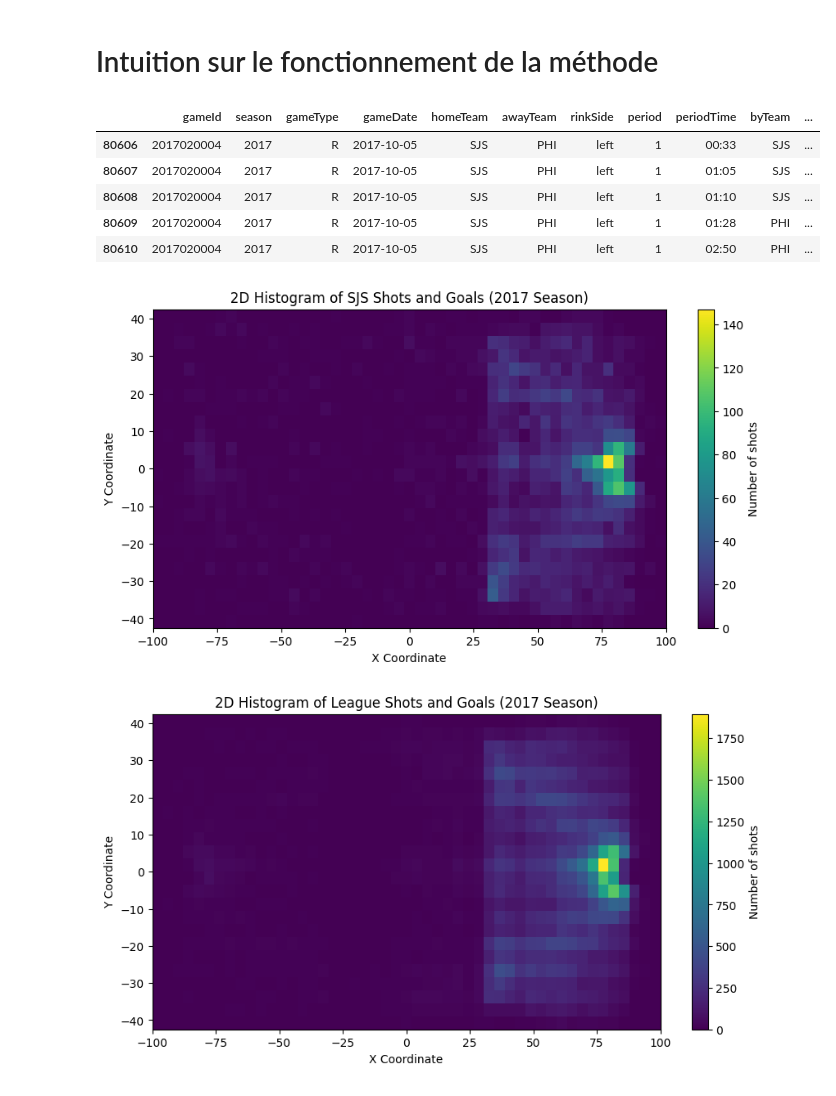
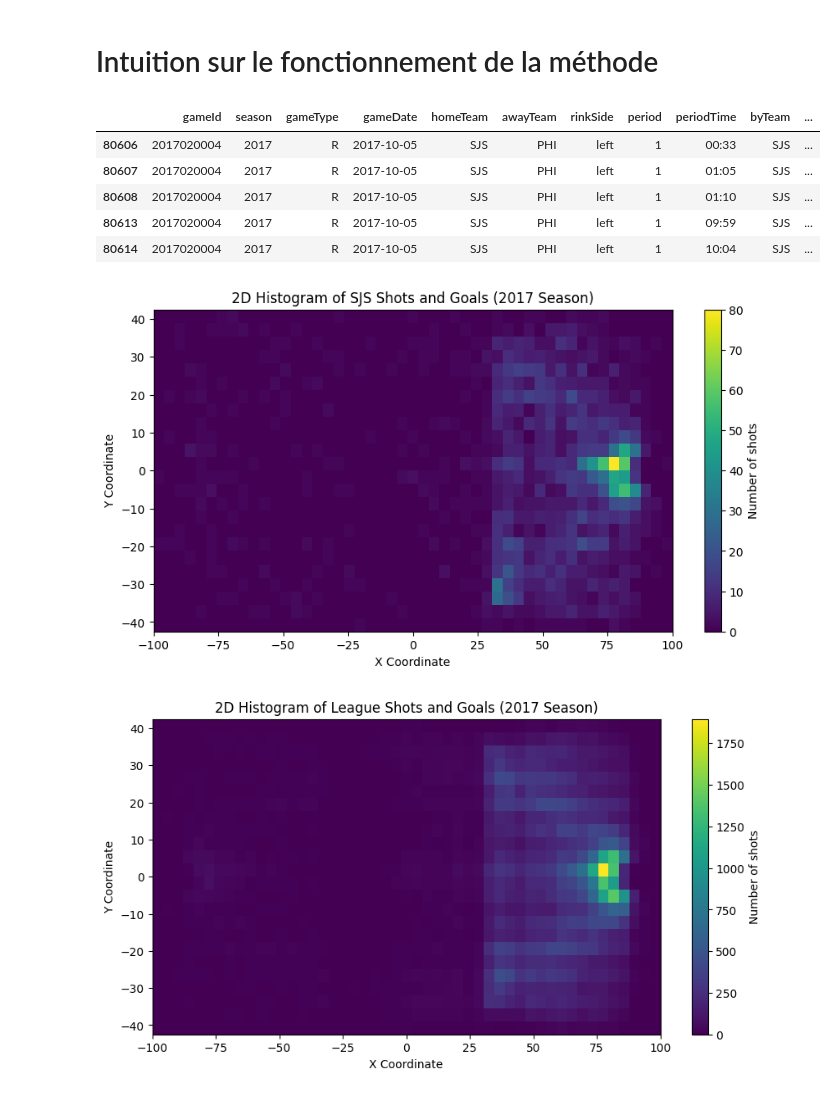
Before and after one commit to AlexMaggioni/NHL_Project, a Jupyter notebook: Milestone1/Visualisations_avancees.ipynb, the cells around one changed output. Saved outputs shown, nothing was run; the diff lists cells and outputs as text; code cells hidden in the pictures.

```diff
--- a/Milestone1/Visualisations_avancees.ipynb
+++ b/Milestone1/Visualisations_avancees.ipynb
@@ -1,7 +1,9 @@
 # %% [markdown]
 # Intuition sur le fonctionnement de la méthode
 # %%
+import os
 import pandas as pd
+import plotly.offline as pyo
 import numpy as np
 import seaborn as sns
 import matplotlib.pyplot as plt
@@ -9,24 +11,27 @@ from scipy.stats import gaussian_kde
 import plotly.graph_objects as go
 from PIL import Image
 from utils import unify_coordinates_referential
+from dotenv import load_dotenv
+from utils import generate_url_path
+load_dotenv('../.env')
 
-data = pd.read_csv("../data/clean_data.csv")
+data = pd.read_csv(generate_url_path(os.getenv('DATA_FOLDER'), use_posix=True) +  "/clean_data.csv")
 data = unify_coordinates_referential(data)
 # %%
 # Filter data for the 2017 season and SJS team
-sjs_data = data[(data['season'] == 2017) & ((data['homeTeam'] == 'SJS') | (data['awayTeam'] == 'SJS'))]
+sjs_data = data[(data['season'] == 2017) & ((data['byTeam'] == 'SJS'))]
 
 # Filter data for the 2017 season for the entire league
 league_data_2017 = data[data['season'] == 2017]
 
 sjs_data.head()
 # %% [output]
 |  | gameId | season | gameType | gameDate | homeTeam | awayTeam | rinkSide | period | periodTime | byTeam | ... |
 | 80606 | 2017020004 | 2017 | R | 2017-10-05 | SJS | PHI | left | 1 | 00:33 | SJS | ... |
 | 80607 | 2017020004 | 2017 | R | 2017-10-05 | SJS | PHI | left | 1 | 01:05 | SJS | ... |
 | 80608 | 2017020004 | 2017 | R | 2017-10-05 | SJS | PHI | left | 1 | 01:10 | SJS | ... |
-| 80609 | 2017020004 | 2017 | R | 2017-10-05 | SJS | PHI | left | 1 | 01:28 | PHI | ... |
-| 80610 | 2017020004 | 2017 | R | 2017-10-05 | SJS | PHI | left | 1 | 02:50 | PHI | ... |
+| 80613 | 2017020004 | 2017 | R | 2017-10-05 | SJS | PHI | left | 1 | 09:59 | SJS | ... |
+| 80614 | 2017020004 | 2017 | R | 2017-10-05 | SJS | PHI | left | 1 | 10:04 | SJS | ... |
 # %%
 import numpy as np
 import matplotlib.pyplot as plt
@@ -47,7 +52,7 @@ plt.xlabel('X Coordinate')
 plt.ylabel('Y Coordinate')
 plt.show()
 # %% [output]
-[figure, old version]
+[figure, new version]
 # %%
 # Create 2D histogram for the entire league's shots and goals in 2017 season
 league_hist, _, _ = np.histogram2d(league_data_2017['coordinateX'], league_data_2017['coordinateY'], bins=[x_bins, y_bins])
```
Also changed, not shown: parts of 5 cells of this notebook, 2 other files.
